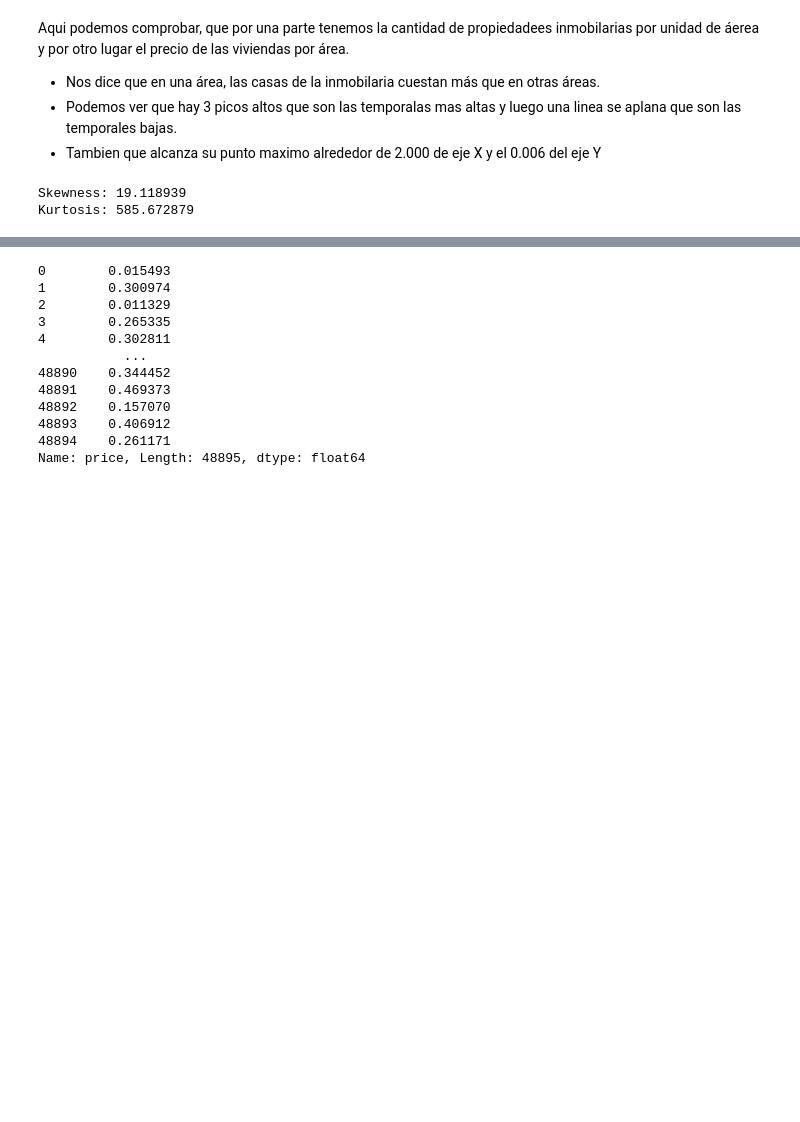
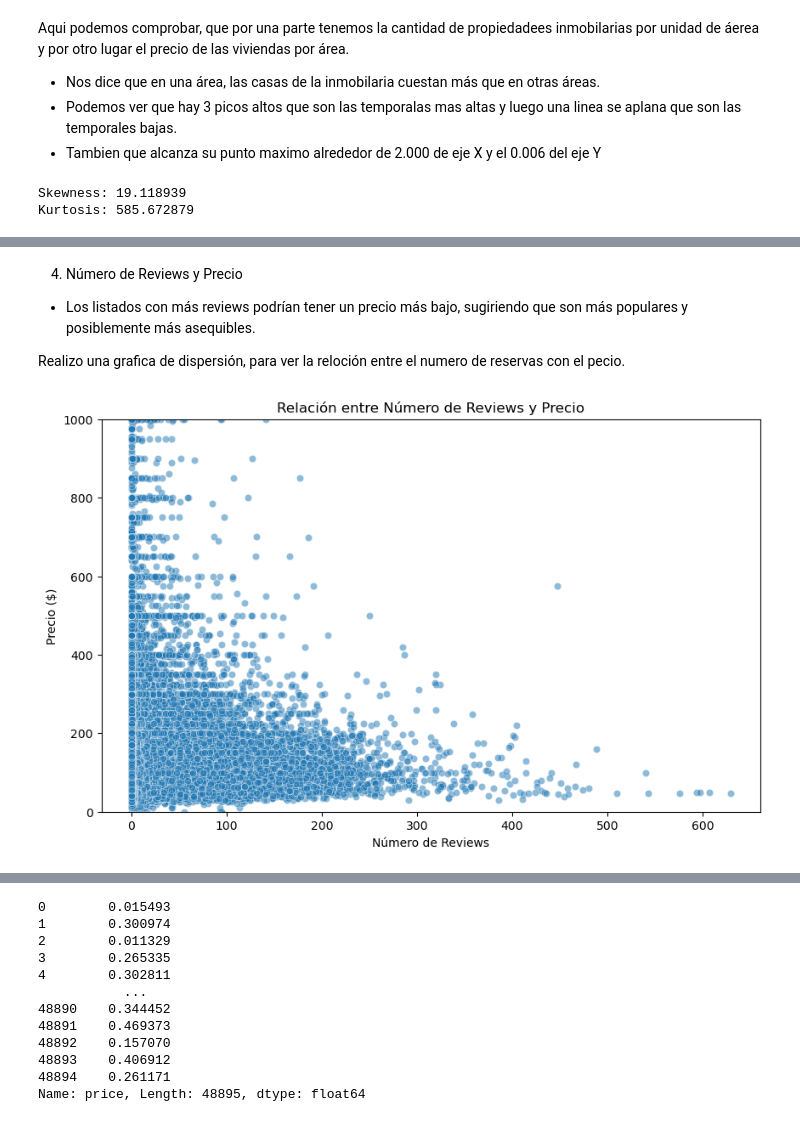
Before and after one commit to AI-School-F5-P2/Data_Analyst, a Jupyter notebook: Cities/New_York.ipynb, the cells around one changed output, grey strips where cells are left out. Saved outputs shown, nothing was run; the diff lists cells and outputs as text; code cells hidden in the pictures; blank space fills up the shorter version.

```diff
--- a/Cities/New_York.ipynb
+++ b/Cities/New_York.ipynb
@@ -192,0 +278,17 @@ plt.xticks(rotation=100);
+# %% [markdown]
+4. Número de Reviews y Precio
+ - Los listados con más reviews podrían tener un precio más bajo, sugiriendo que son más populares y posiblemente más asequibles.
+
+Realizo una grafica de dispersión, para ver la reloción entre el numero de reservas con el pecio.
+# %%
+# Diagrama de dispersión number_of_review/price
+plt.figure(figsize=(10, 6))
+sns.scatterplot(x=city['number_of_reviews'], y=city['price'], alpha=0.5)
+plt.title("Relación entre Número de Reviews y Precio")
+plt.xlabel("Número de Reviews")
+plt.ylabel("Precio ($)")
+plt.ylim(0, 1000)  # Limitamos el eje y para una mejor visualización, ya que podrían haber outliers con precios muy altos
+
+plt.show()
+# %% [output]
+[figure, added]
```
Also changed, not shown: parts of 24 cells of this notebook.
